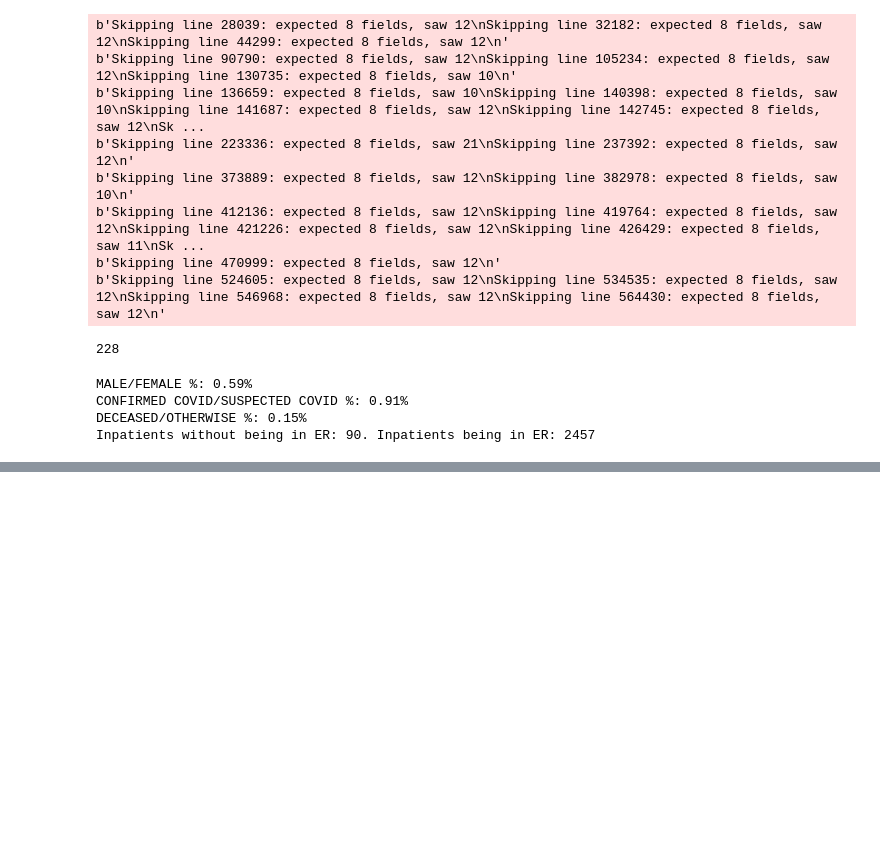
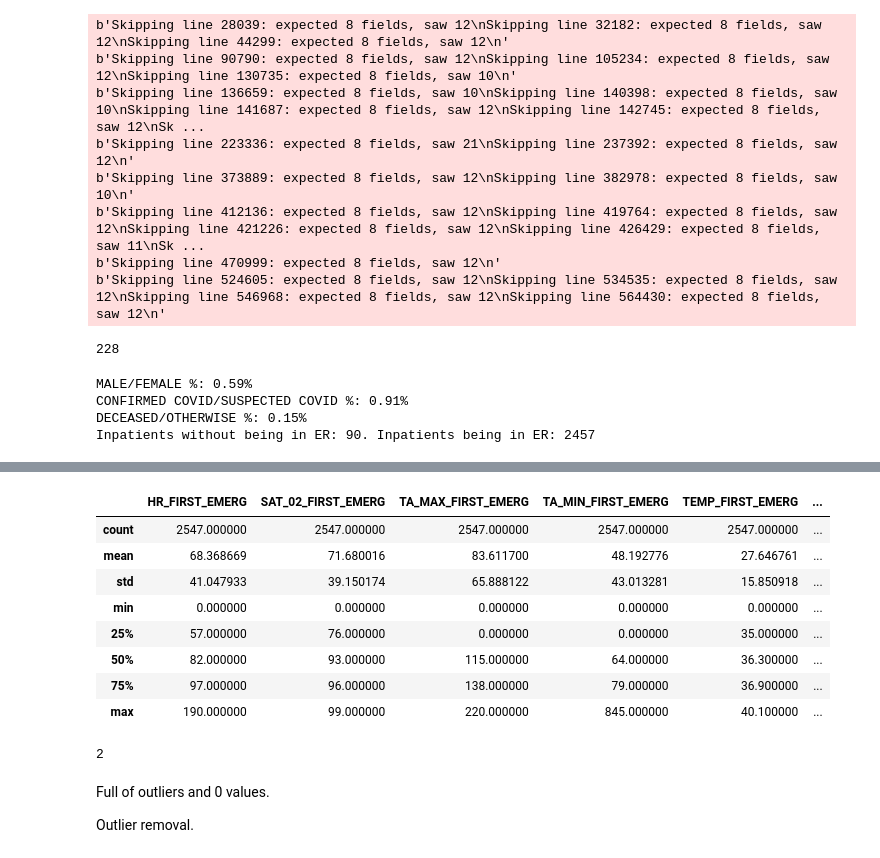
Before and after one commit to unaicarbajo/one-class-covid19, a Jupyter notebook: covid19_prognosis.ipynb, the cells around one changed output, grey strips where cells are left out. Saved outputs shown, nothing was run; the diff lists cells and outputs as text; code cells hidden in the pictures; blank space fills up the shorter version.

```diff
--- a/covid19_prognosis.ipynb
+++ b/covid19_prognosis.ipynb
@@ -151,0 +252,20 @@ df_patient['DEPARTMENT_EMERG']=df_patient['DEPARTMENT_EMERG'].astype("category")
+# %%
+df_patient[columns_first_check].describe()
+# %% [output]
+|  | HR_FIRST_EMERG | SAT_02_FIRST_EMERG | TA_MAX_FIRST_EMERG | TA_MIN_FIRST_EMERG | TEMP_FIRST_EMERG | ... |
+| count | 2547.000000 | 2547.000000 | 2547.000000 | 2547.000000 | 2547.000000 | ... |
+| mean | 68.368669 | 71.680016 | 83.611700 | 48.192776 | 27.646761 | ... |
+| std | 41.047933 | 39.150174 | 65.888122 | 43.013281 | 15.850918 | ... |
+| min | 0.000000 | 0.000000 | 0.000000 | 0.000000 | 0.000000 | ... |
+| 25% | 57.000000 | 76.000000 | 0.000000 | 0.000000 | 35.000000 | ... |
+| 50% | 82.000000 | 93.000000 | 115.000000 | 64.000000 | 36.300000 | ... |
+| 75% | 97.000000 | 96.000000 | 138.000000 | 79.000000 | 36.900000 | ... |
+| max | 190.000000 | 99.000000 | 220.000000 | 845.000000 | 40.100000 | ... |
+# %%
+sum(df_patient['TA_MIN_FIRST_EMERG']>200)
+# %% [output]
+2
+# %% [markdown]
+Full of outliers and 0 values.
+
+Outlier removal.
```
Also changed, not shown: parts of 21 cells of this notebook.
